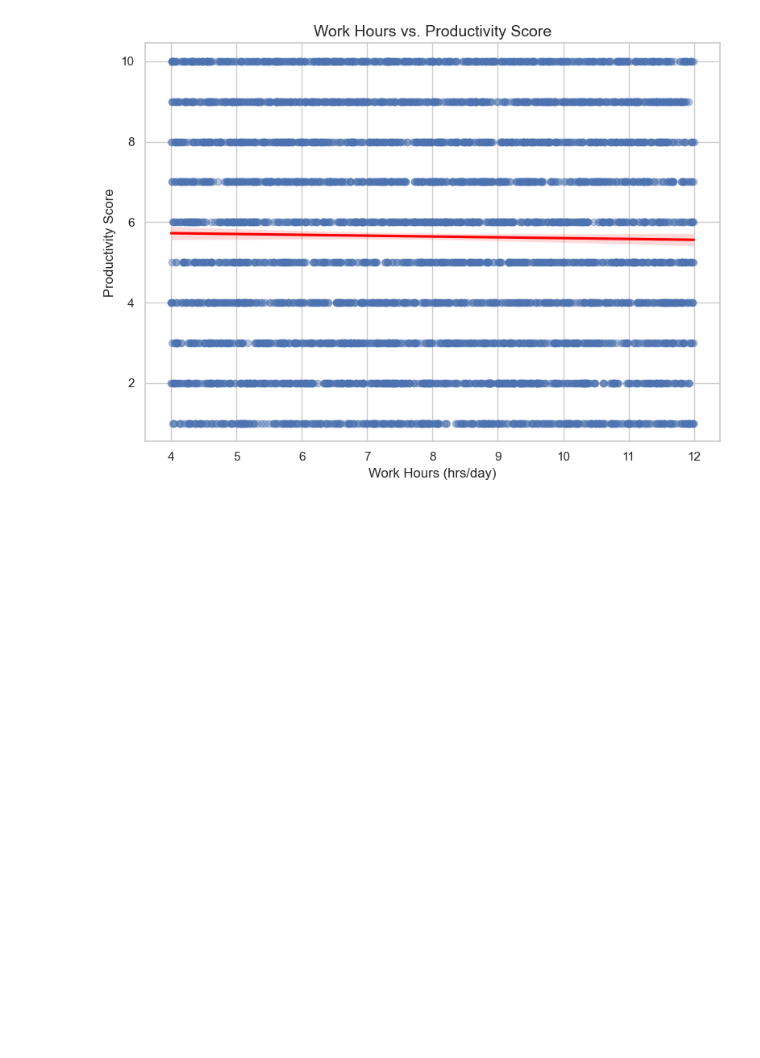
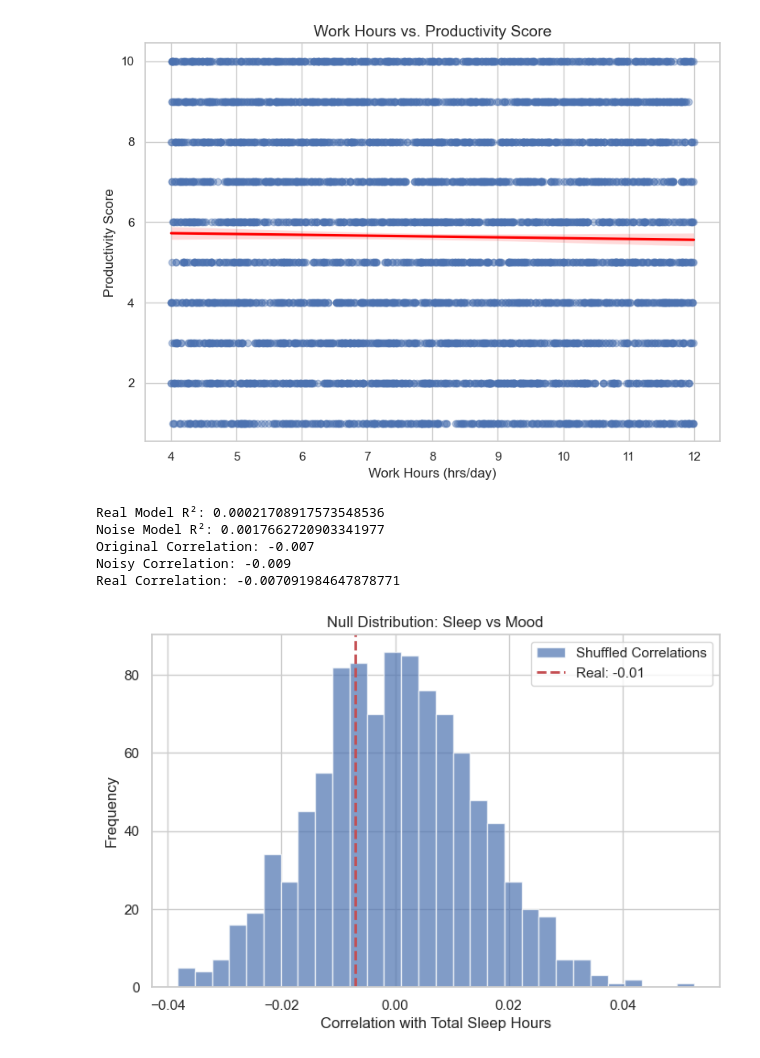
Before and after one commit to Sahil167863/I320DSleep_Project, a Jupyter notebook: SleepCycle_Productivity.ipynb, the cells around one changed output. Drawn from its saved outputs; the diff is of its cells as text; code cells hidden in the pictures; blank space fills up the shorter version.

```diff
--- a/SleepCycle_Productivity.ipynb
+++ b/SleepCycle_Productivity.ipynb
@@ -11,7 +11,7 @@ from sklearn.metrics import r2_score
 
 %matplotlib inline
 # %%
-df = pd.read_csv('sleep_cycle_productivity.csv')
+df = pd.read_csv('data/sleep_cycle_productivity.csv')
 df.head()
 # %% [output]
 |  | Date | Person_ID | Age | Gender | Sleep Start Time | Sleep End Time | Total Sleep Hours | ... |
@@ -180,3 +180,81 @@ plt.show()
 # %% [output]
 Correlation between Work Hours and Productivity Score: -0.02
 [figure]
+# %%
+import pandas as pd
+import numpy as np
+import matplotlib.pyplot as plt
+from sklearn.linear_model import LinearRegression
+from sklearn.metrics import r2_score
+
+# Sample data (replace with your real data)
+data = pd.read_csv('data/sleep_cycle_productivity.csv')
+
+# =======================
+# 1️⃣ Predictive Model Benchmark: Real vs. Noise
+# =======================
+
+# Real features
+X_real = data[['Total Sleep Hours', 'Exercise (mins/day)', 'Caffeine Intake (mg)']]
+y = data['Mood Score']
+
+model_real = LinearRegression().fit(X_real, y)
+y_pred_real = model_real.predict(X_real)
+
+print("Real Model R²:", r2_score(y, y_pred_real))
+
+# Random Noise features
+X_noise = pd.DataFrame({
+    'Noise1': np.random.normal(0, 1, len(data)),
+    'Noise2': np.random.normal(0, 1, len(data)),
+    'Noise3': np.random.normal(0, 1, len(data))
+})
+
+model_noise = LinearRegression().fit(X_noise, y)
+y_pred_noise = model_noise.predict(X_noise)
+
+print("Noise Model R²:", r2_score(y, y_pred_noise))
+
+# =======================
+# 2️⃣ Add Controlled Noise for Robustness
+# =======================
+
+# Adding small Gaussian noise to 'Total Sleep Hours'
+data['Sleep Hours Noisy'] = data['Total Sleep Hours'] + np.random.normal(0, 0.1, len(data))
+
+# Compare correlation before and after noise
+original_corr = data['Total Sleep Hours'].corr(data['Mood Score'])
+noisy_corr = data['Sleep Hours Noisy'].corr(data['Mood Score'])
+
+print(f"Original Correlation: {original_corr:.3f}")
+print(f"Noisy Correlation: {noisy_corr:.3f}")
+
+# =======================
+# 3️⃣ Null Distribution via Shuffling
+# =======================
+
+# Real correlation
+real_corr = data['Total Sleep Hours'].corr(data['Mood Score'])
+print("Real Correlation:", real_corr)
+
+# Shuffled correlations
+shuffled_corrs = []
+for _ in range(1000):
+    shuffled = data['Mood Score'].sample(frac=1).reset_index(drop=True)
+    shuffled_corrs.append(data['Total Sleep Hours'].corr(shuffled))
+
+# Plot
+plt.hist(shuffled_corrs, bins=30, alpha=0.7, label='Shuffled Correlations')
+plt.axvline(real_corr, color='r', linestyle='dashed', linewidth=2, label=f"Real: {real_corr:.2f}")
+plt.legend()
+plt.xlabel('Correlation with Total Sleep Hours')
+plt.ylabel('Frequency')
+plt.title('Null Distribution: Sleep vs Mood')
+plt.show()
+# %% [output]
+Real Model R²: 0.00021708917573548536
+Noise Model R²: 0.0017662720903341977
+Original Correlation: -0.007
+Noisy Correlation: -0.009
+Real Correlation: -0.007091984647878771
+[figure, added]
```
Also changed, not shown: parts of 15 cells of this notebook.
